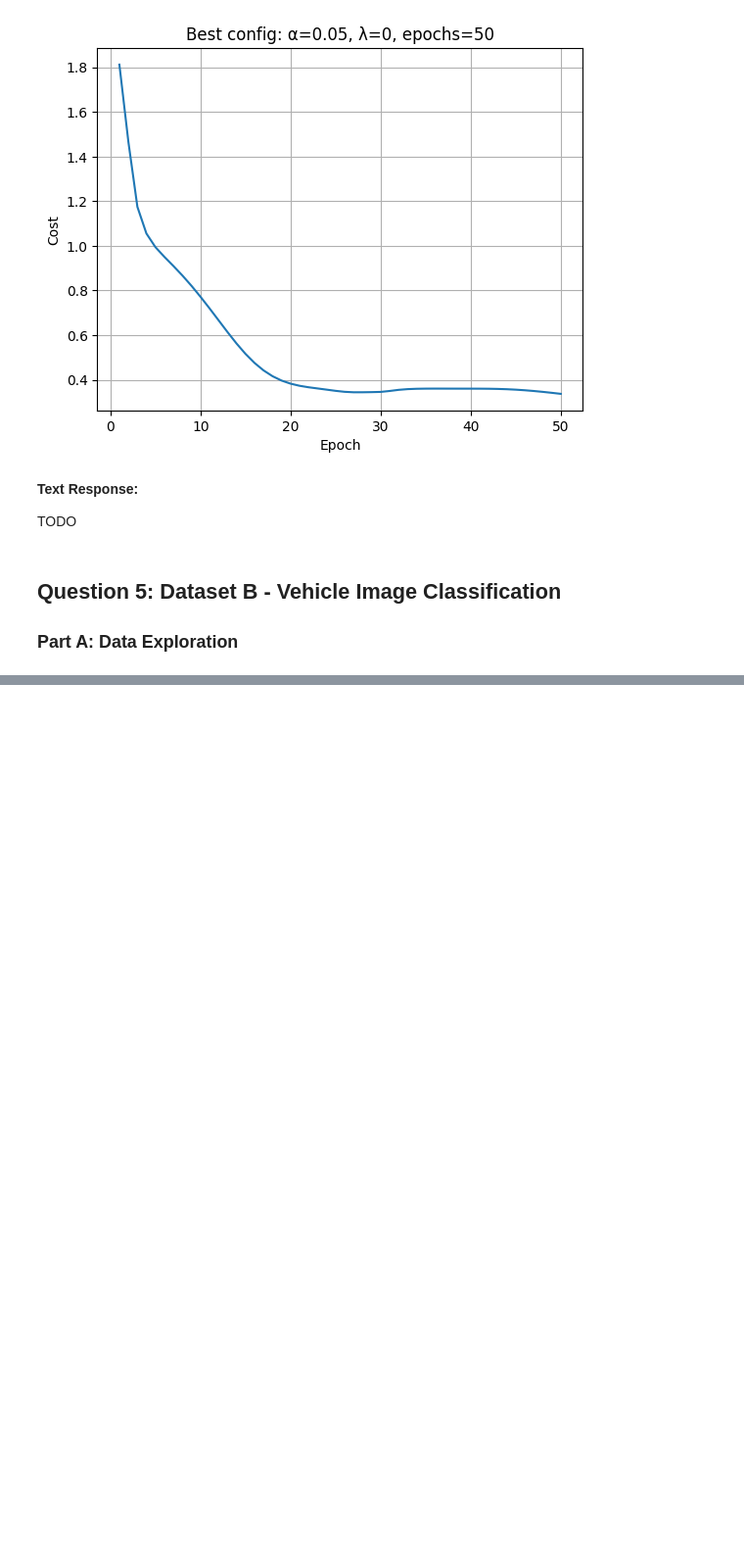
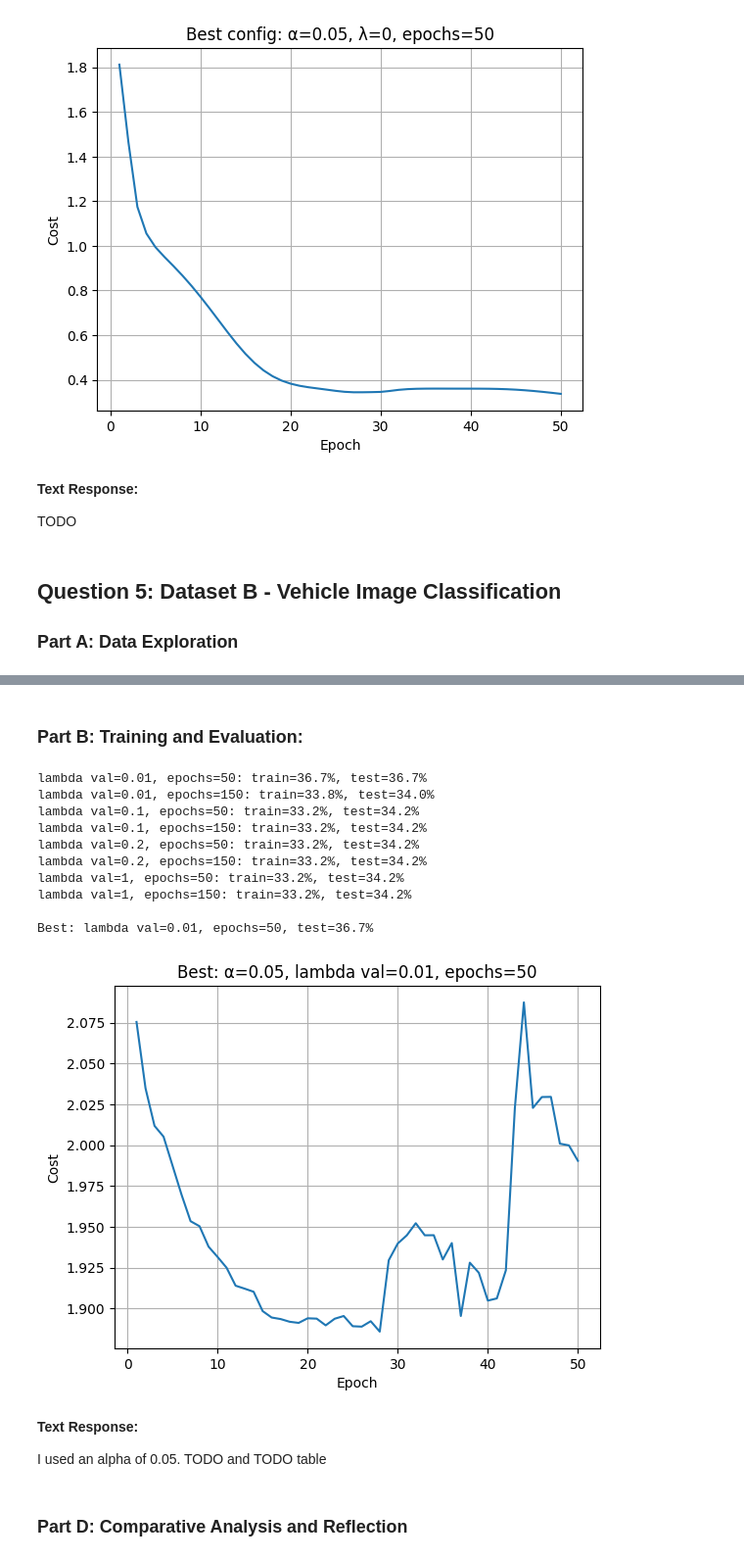
Before and after one commit to Aragya1642/1395_MachineLearning, a Jupyter notebook: ps6_python_Goyal_Aragya/ps6_Goyal_Aragya.ipynb, the cells around one changed output, grey strips where cells are left out. Shown at 98% size. Saved outputs shown, nothing was run; the diff lists cells and outputs as text; code cells hidden in the pictures; blank space fills up the shorter version.

Commit message:
Ran the vehicle training and testing once with alpha = 0.05

```diff
--- a/ps6_python_Goyal_Aragya/ps6_Goyal_Aragya.ipynb
+++ b/ps6_python_Goyal_Aragya/ps6_Goyal_Aragya.ipynb
@@ -448,0 +455,70 @@ Class 3: 5000 samples
+# %% [markdown]
+### Part B: Training and Evaluation:
+# %%
+# Perform the split
+np.random.seed(D)
+indices = np.random.permutation(X_v.shape[0])
+split = 13000
+
+X_v_train = X_v[indices[:split]]
+y_v_train = y_v[indices[:split]]
+X_v_test = X_v[indices[split:]]
+y_v_test = y_v[indices[split:]]
+
+# Define parameters
+alpha = 0.05
+lambdas = [0.01, 0.1, 0.2, 1]
+epochs_list = [50, 150]
+
+# Define best
+test_best = 0
+ch_best = []
+lambda_best = 0
+epochs_best = 0
+
+# Perform looping
+for lambda_val in lambdas:
+    for epoch in epochs_list:
+        T1, T2, ch = sGD(1024, H_vehicles, 3, X_v_train, y_v_train, lambda_val, alpha, epoch, D)
+
+        p_train, _ = predict(T1, T2, X_v_train)
+        p_test, _ = predict(T1, T2, X_v_test)
+
+        train_acc = np.mean(p_train == y_v_train) * 100
+        test_acc = np.mean(p_test == y_v_test) * 100
+
+        print(f"lambda val={lambda_val}, epochs={epoch}: train={train_acc:.1f}%, test={test_acc:.1f}%")
+
+        if test_acc > test_best:
+            test_best = test_acc
+            ch_best = ch
+            lambda_best = lambda_val
+            epochs_best = epoch
+
+
+print(f"\nBest: lambda val={lambda_best}, epochs={epochs_best}, test={test_best}%")
+
+plt.plot(range(1, len(ch_best) + 1), ch_best)
+plt.xlabel('Epoch')
+plt.ylabel('Cost')
+plt.title(f"Best: α={alpha}, lambda val={lambda_best}, epochs={epochs_best}")
+plt.grid()
+plt.show()
+# %% [output]
+lambda val=0.01, epochs=50: train=36.7%, test=36.7%
+lambda val=0.01, epochs=150: train=33.8%, test=34.0%
+lambda val=0.1, epochs=50: train=33.2%, test=34.2%
+lambda val=0.1, epochs=150: train=33.2%, test=34.2%
+lambda val=0.2, epochs=50: train=33.2%, test=34.2%
+lambda val=0.2, epochs=150: train=33.2%, test=34.2%
+lambda val=1, epochs=50: train=33.2%, test=34.2%
+lambda val=1, epochs=150: train=33.2%, test=34.2%
+
+Best: lambda val=0.01, epochs=50, test=36.7%
+[figure, added]
+# %% [markdown]
+**Text Response:**
+
+I used an alpha of 0.05. TODO and TODO table
+# %% [markdown]
+### Part D: Comparative Analysis and Reflection
```
Also changed, not shown: parts of 6 cells of this notebook, 1 other file.
